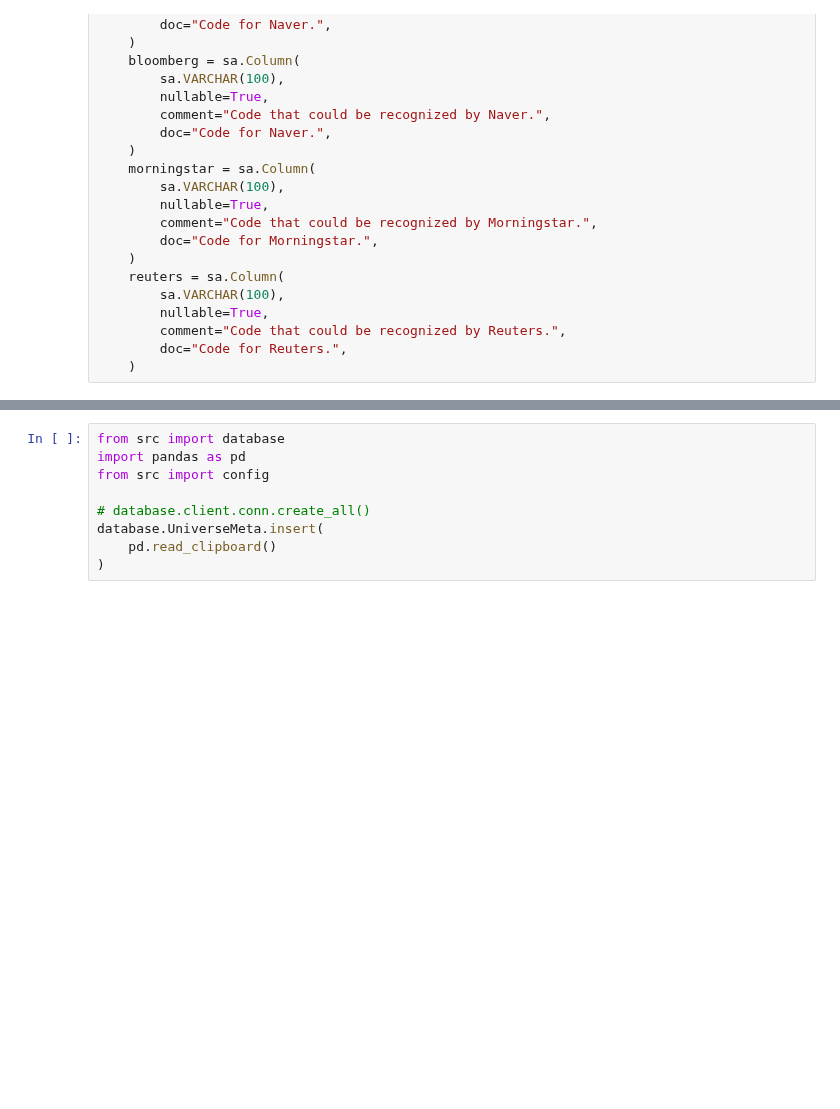
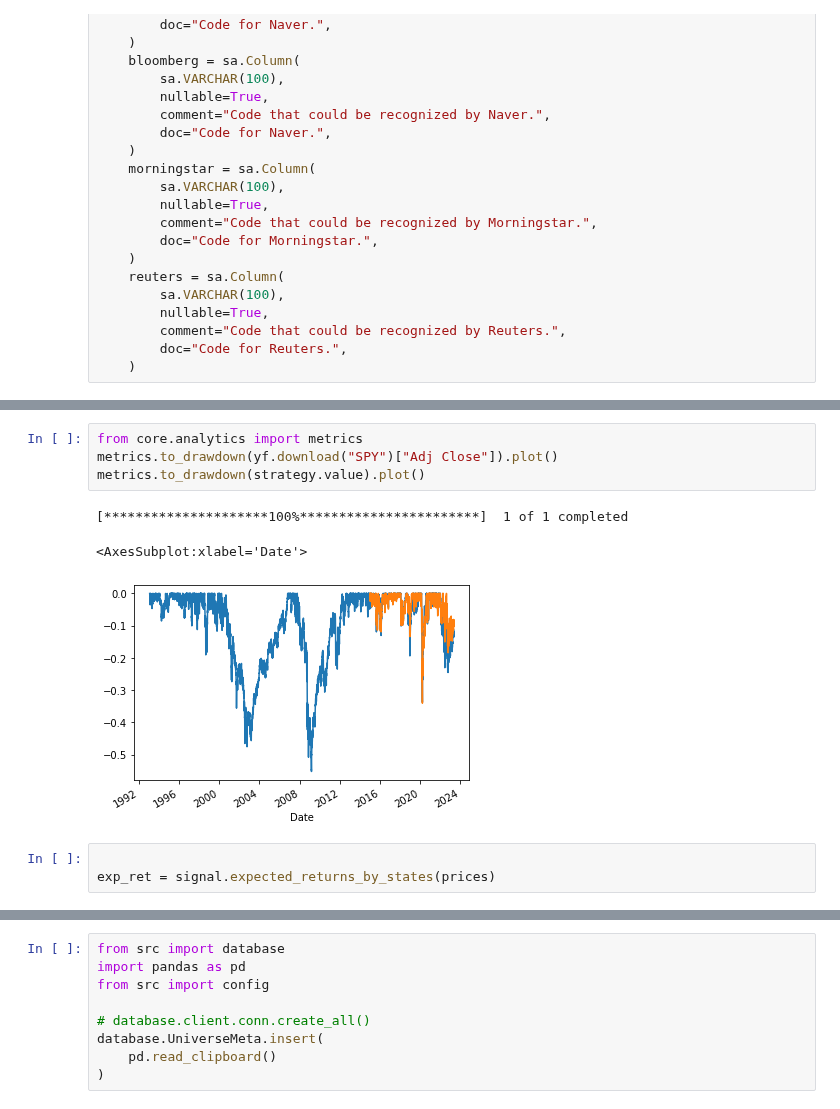
Before and after one commit to HTF1125/RobertLab, a Jupyter notebook: src/test.ipynb, the cells around one changed output, grey strips where cells are left out. Saved outputs shown, nothing was run; the diff lists cells and outputs as text; blank space fills up the shorter version.

```diff
--- a/src/test.ipynb
+++ b/src/test.ipynb
@@ -272,0 +296,11 @@ in database.Universe.query().all():
+# %%
+from core.analytics import metrics
+metrics.to_drawdown(yf.download("SPY")["Adj Close"]).plot()
+metrics.to_drawdown(strategy.value).plot()
+# %% [output]
+[*********************100%***********************]  1 of 1 completed
+<AxesSubplot:xlabel='Date'>
+[figure, added]
+# %%
+
+exp_ret = signal.expected_returns_by_states(prices)
```
Also changed, not shown: parts of 9 cells of this notebook, 6 other files.
